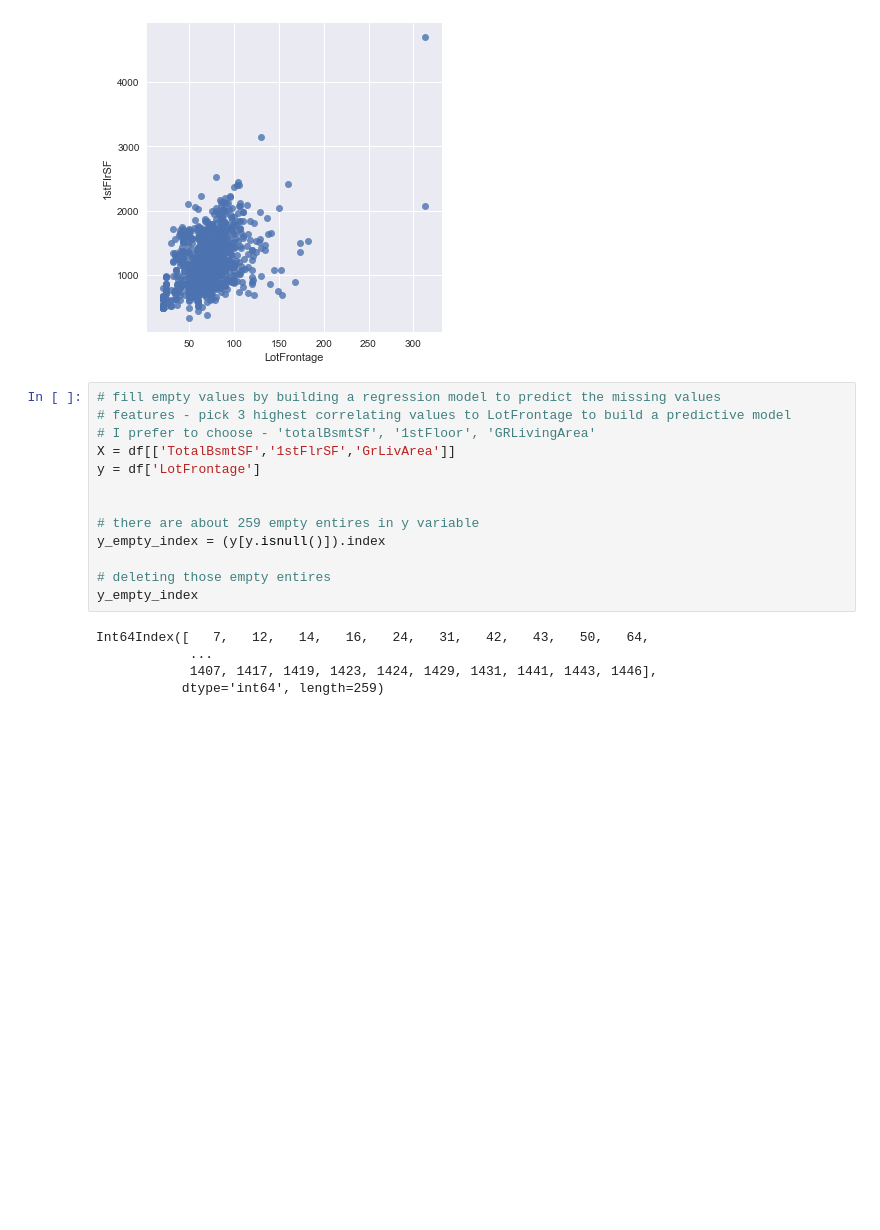
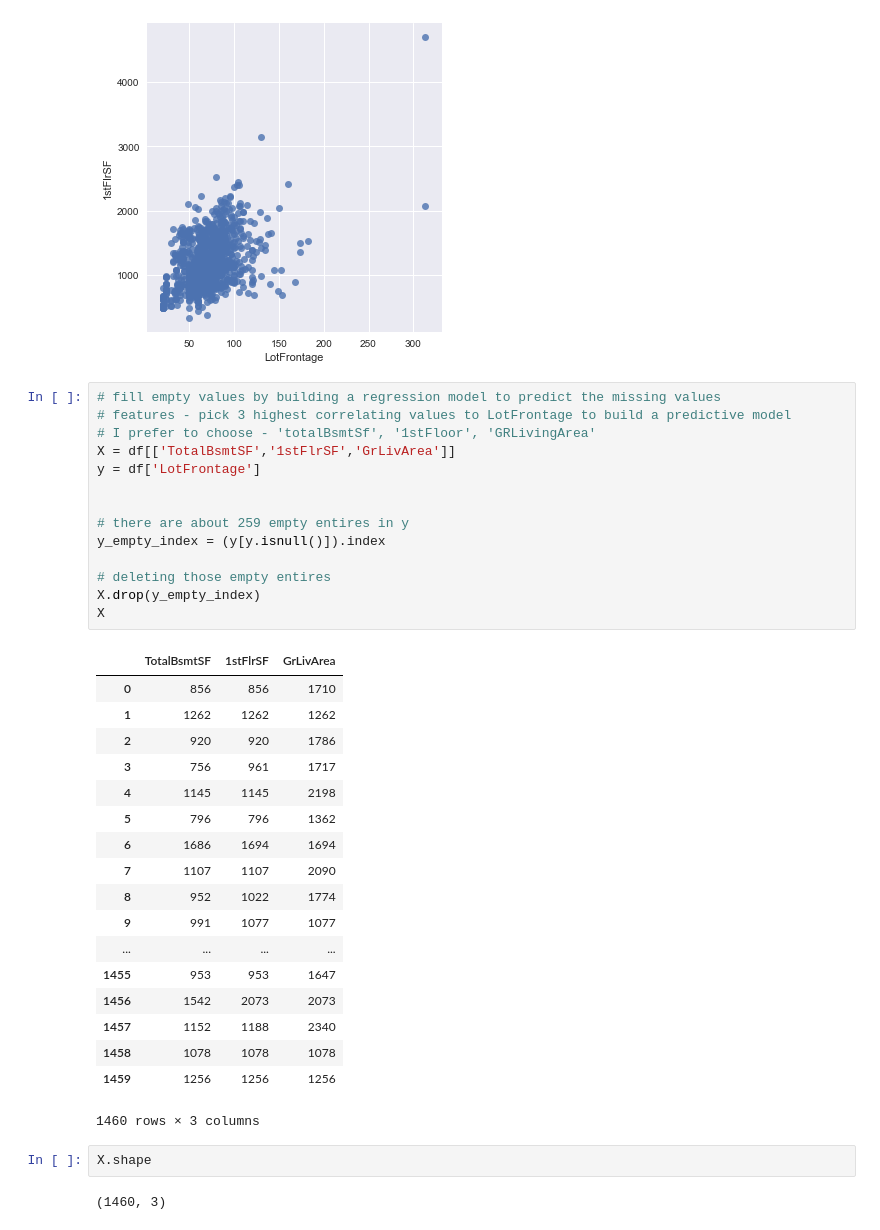
Before and after one commit to rakshithvasudev/Machine-Learning, a Jupyter notebook: Decision Trees and Random Forests/Kaggle Housing/Housing v1.ipynb, the cells around one changed output. Drawn from its saved outputs; the diff is of its cells as text; blank space fills up the shorter version.

```diff
--- a/Decision Trees and Random Forests/Kaggle Housing/Housing v1.ipynb
+++ b/Decision Trees and Random Forests/Kaggle Housing/Housing v1.ipynb
@@ -378,20 +378,39 @@ sns.lmplot(x='LotFrontage',y='1stFlrSF',data=df,fit_reg=False)
 # %%
 # fill empty values by building a regression model to predict the missing values
 # features - pick 3 highest correlating values to LotFrontage to build a predictive model
 # I prefer to choose - 'totalBsmtSf', '1stFloor', 'GRLivingArea'
 X = df[['TotalBsmtSF','1stFlrSF','GrLivArea']]
 y = df['LotFrontage']
 
 
-# there are about 259 empty entires in y variable
+# there are about 259 empty entires in y
 y_empty_index = (y[y.isnull()]).index
 
 # deleting those empty entires
-y_empty_index
+X.drop(y_empty_index)
+X
 # %% [output]
+|  | TotalBsmtSF | 1stFlrSF | GrLivArea |
+| 0 | 856 | 856 | 1710 |
+| 1 | 1262 | 1262 | 1262 |
+| 2 | 920 | 920 | 1786 |
+| 3 | 756 | 961 | 1717 |
+| 4 | 1145 | 1145 | 2198 |
+| 5 | 796 | 796 | 1362 |
+| 6 | 1686 | 1694 | 1694 |
+| 7 | 1107 | 1107 | 2090 |
+| 8 | 952 | 1022 | 1774 |
+| 9 | 991 | 1077 | 1077 |
+| ... | ... | ... | ... |
+| 1455 | 953 | 953 | 1647 |
+| 1456 | 1542 | 2073 | 2073 |
+| 1457 | 1152 | 1188 | 2340 |
+| 1458 | 1078 | 1078 | 1078 |
+| 1459 | 1256 | 1256 | 1256 |
-Int64Index([   7,   12,   14,   16,   24,   31,   42,   43,   50,   64,
-            ...
-            1407, 1417, 1419, 1423, 1424, 1429, 1431, 1441, 1443, 1446],
-           dtype='int64', length=259)
+1460 rows × 3 columns
+# %%
+X.shape
+# %% [output]
+(1460, 3)
 # %%
 # from sklearn.model_selection import train_test_split
```
Also changed, not shown: parts of 1 cell of this notebook.
